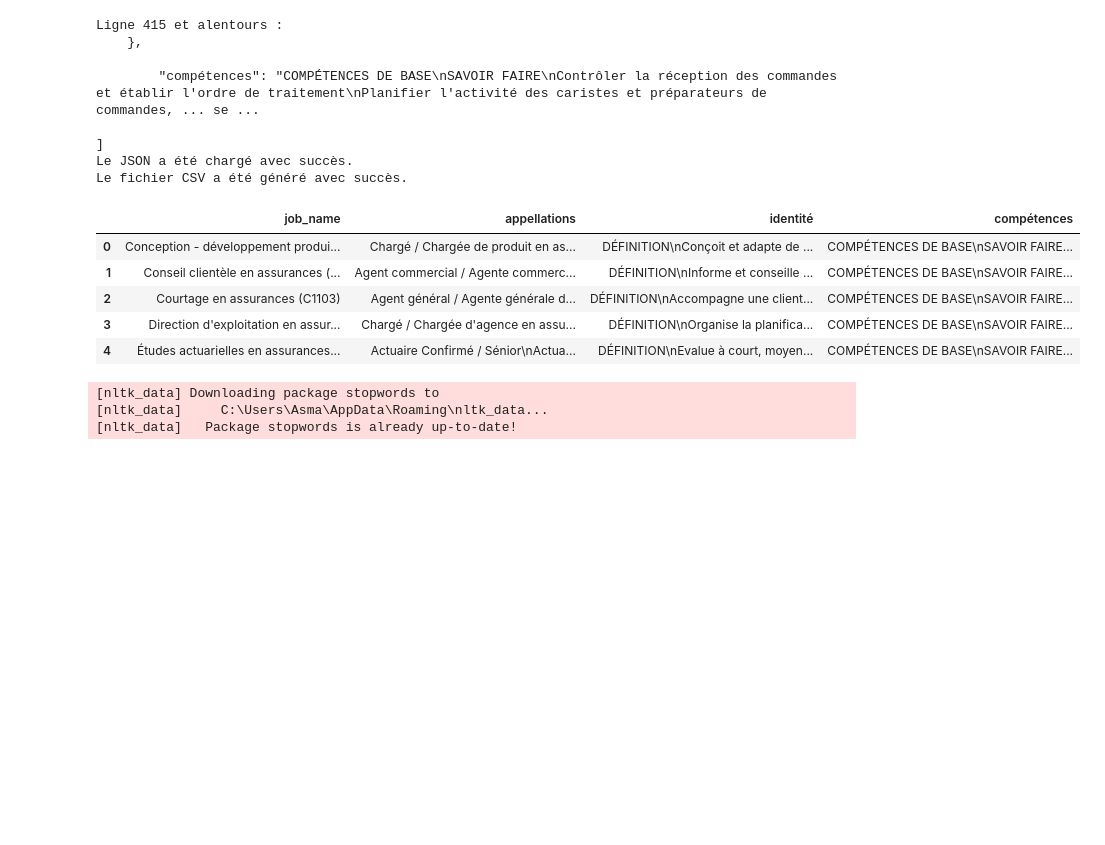
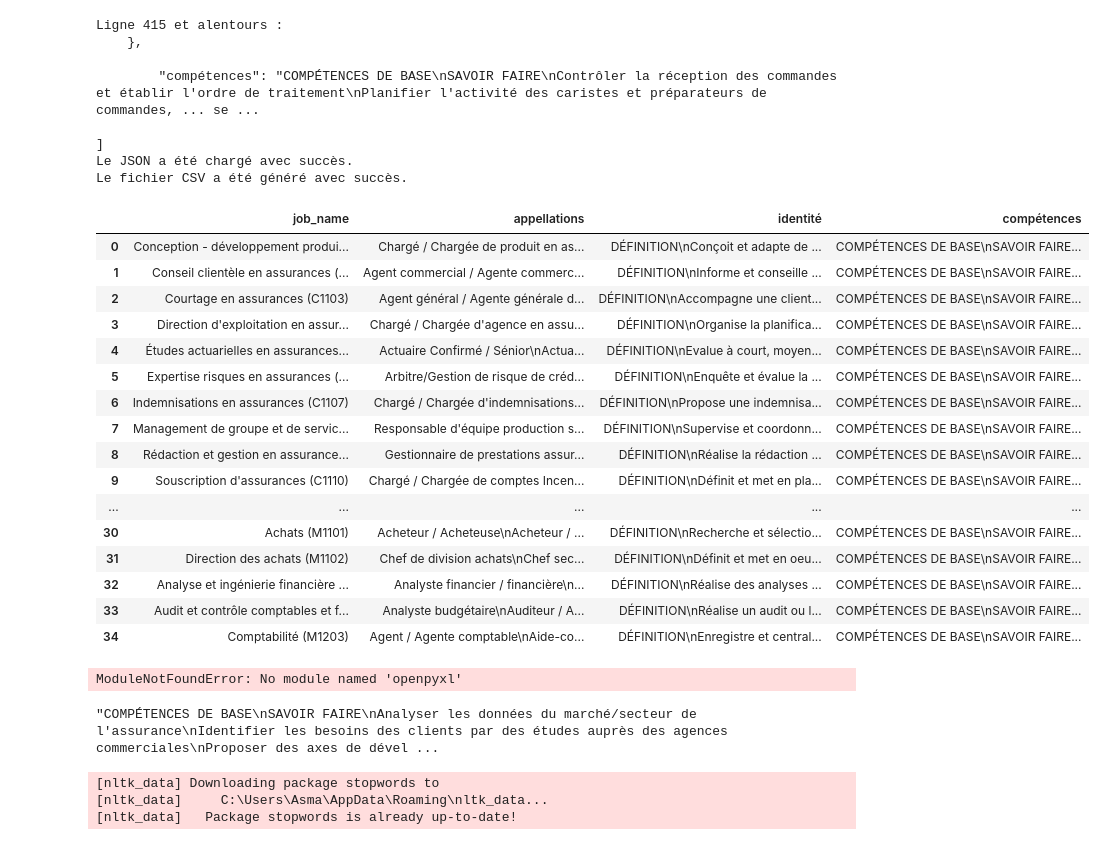
Before and after one commit to Asma-Draouil/Feature_Asma, a Jupyter notebook: ref.ipynb, the cells around one changed output. Cells and saved outputs as stored; diff of their text form; code cells hidden in the pictures; blank space fills up the shorter version.

```diff
--- a/ref.ipynb
+++ b/ref.ipynb
@@ -49,11 +49,33 @@ from nltk.corpus import stopwords
 import nltk
 # %%
 df = pd.read_csv("ref.csv")
-df.head()
+df.head(35)
 # %% [output]
 |  | job_name | appellations | identité | compétences |
 | 0 | Conception - développement produi... | Chargé / Chargée de produit en as... | DÉFINITION\nConçoit et adapte de ... | COMPÉTENCES DE BASE\nSAVOIR FAIRE... |
 | 1 | Conseil clientèle en assurances (... | Agent commercial / Agente commerc... | DÉFINITION\nInforme et conseille ... | COMPÉTENCES DE BASE\nSAVOIR FAIRE... |
 | 2 | Courtage en assurances (C1103) | Agent général / Agente générale d... | DÉFINITION\nAccompagne une client... | COMPÉTENCES DE BASE\nSAVOIR FAIRE... |
 | 3 | Direction d'exploitation en assur... | Chargé / Chargée d'agence en assu... | DÉFINITION\nOrganise la planifica... | COMPÉTENCES DE BASE\nSAVOIR FAIRE... |
 | 4 | Études actuarielles en assurances... | Actuaire Confirmé / Sénior\nActua... | DÉFINITION\nEvalue à court, moyen... | COMPÉTENCES DE BASE\nSAVOIR FAIRE... |
+| 5 | Expertise risques en assurances (... | Arbitre/Gestion de risque de créd... | DÉFINITION\nEnquête et évalue la ... | COMPÉTENCES DE BASE\nSAVOIR FAIRE... |
+| 6 | Indemnisations en assurances (C1107) | Chargé / Chargée d'indemnisations... | DÉFINITION\nPropose une indemnisa... | COMPÉTENCES DE BASE\nSAVOIR FAIRE... |
+| 7 | Management de groupe et de servic... | Responsable d'équipe production s... | DÉFINITION\nSupervise et coordonn... | COMPÉTENCES DE BASE\nSAVOIR FAIRE... |
+| 8 | Rédaction et gestion en assurance... | Gestionnaire de prestations assur... | DÉFINITION\nRéalise la rédaction ... | COMPÉTENCES DE BASE\nSAVOIR FAIRE... |
+| 9 | Souscription d'assurances (C1110) | Chargé / Chargée de comptes Incen... | DÉFINITION\nDéfinit et met en pla... | COMPÉTENCES DE BASE\nSAVOIR FAIRE... |
+| ... | ... | ... | ... | ... |
+| 30 | Achats (M1101) | Acheteur / Acheteuse\nAcheteur / ... | DÉFINITION\nRecherche et sélectio... | COMPÉTENCES DE BASE\nSAVOIR FAIRE... |
+| 31 | Direction des achats (M1102) | Chef de division achats\nChef sec... | DÉFINITION\nDéfinit et met en oeu... | COMPÉTENCES DE BASE\nSAVOIR FAIRE... |
+| 32 | Analyse et ingénierie financière ... | Analyste financier / financière\n... | DÉFINITION\nRéalise des analyses ... | COMPÉTENCES DE BASE\nSAVOIR FAIRE... |
+| 33 | Audit et contrôle comptables et f... | Analyste budgétaire\nAuditeur / A... | DÉFINITION\nRéalise un audit ou l... | COMPÉTENCES DE BASE\nSAVOIR FAIRE... |
+| 34 | Comptabilité (M1203) | Agent / Agente comptable\nAide-co... | DÉFINITION\nEnregistre et central... | COMPÉTENCES DE BASE\nSAVOIR FAIRE... |
+# %%
+# Extraire la colonne 'job_name'
+colonne_job_name = df['job_name']
+
+# Créer un nouveau DataFrame avec uniquement la colonne 'job_name'
+df_export = pd.DataFrame(colonne_job_name, columns=['job_name'])
+
+# Exporter le DataFrame dans un fichier Excel
+df_export.to_excel('jobs.xlsx', index=False)
+# %% [output]
+ModuleNotFoundError: No module named 'openpyxl'
@@ -61,6 +88,10 @@ df.head()
 data_cleaned = df.copy()
 # %%
 data_cleaned = data_cleaned.rename(columns={'job_name': 'métier'})
+# %%
+data_cleaned.loc[0, "compétences"]
+# %% [output]
+"COMPÉTENCES DE BASE\nSAVOIR FAIRE\nAnalyser les données du marché/secteur de l'assurance\nIdentifier les besoins des clients par des études auprès des agences commerciales\nProposer des axes de dével ...
 # %%
 # Télécharger les ressources nécessaires pour NLTK
 nltk.download('stopwords')
```
Also changed, not shown: parts of 1 cell of this notebook, 20 other files.
